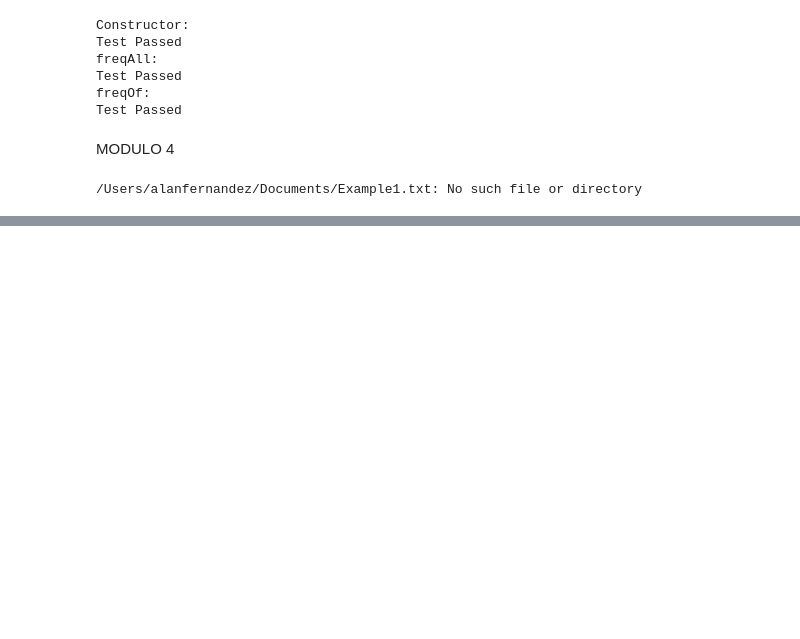
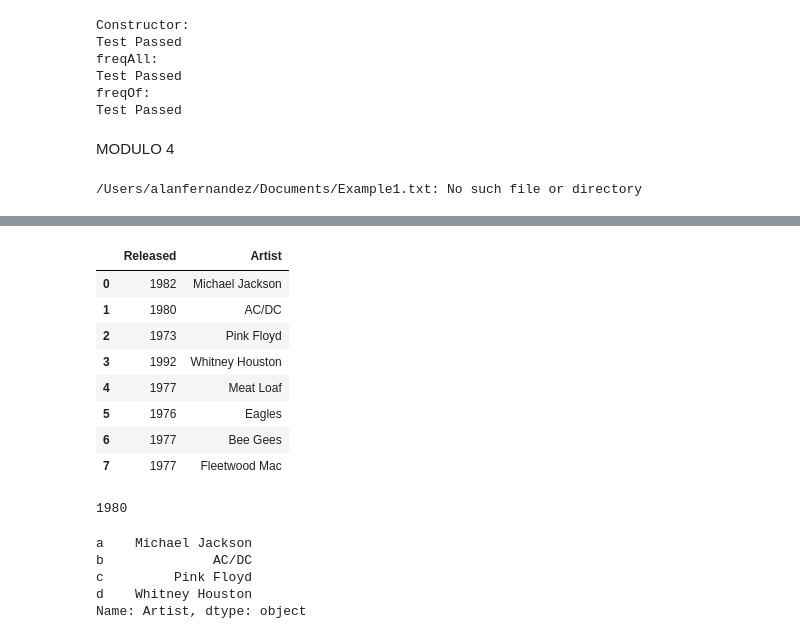
Before and after one commit to PosgradoMNA/actividades-de-aprendizaje-Alanave28, a Jupyter notebook: CursoIBMAlanFernandez_P2.ipynb, the cells around one changed output, grey strips where cells are left out. Drawn from its saved outputs; the diff is of its cells as text; code cells hidden in the pictures; blank space fills up the shorter version.

```diff
--- a/CursoIBMAlanFernandez_P2.ipynb
+++ b/CursoIBMAlanFernandez_P2.ipynb
@@ -1963,0 +2475,34 @@ ModuleNotFoundError: ignored
+# %%
+#Assign the variable q to the dataframe that is made up of the column Released and Artist:
+q = df[['Released', 'Artist']]
+q
+# %% [output]
+|  | Released | Artist |
+| 0 | 1982 | Michael Jackson |
+| 1 | 1980 | AC/DC |
+| 2 | 1973 | Pink Floyd |
+| 3 | 1992 | Whitney Houston |
+| 4 | 1977 | Meat Loaf |
+| 5 | 1976 | Eagles |
+| 6 | 1977 | Bee Gees |
+| 7 | 1977 | Fleetwood Mac |
+# %%
+#Access the 2nd row and the 3rd column of df:
+df.iloc[1, 2]
+# %% [output]
+1980
+# %%
+#Use the following list to convert the dataframe index df to characters and assign it to df_new;
+    #find the element corresponding to the row index a and column 'Artist'.
+#Then select the rows a through d for the column 'Artist'
+new_index=['a','b','c','d','e','f','g','h']
+df_new=df
+df_new.index=new_index
+df_new.loc['a', 'Artist']
+df_new.loc['a':'d', 'Artist']
+# %% [output]
+a    Michael Jackson
+b              AC/DC
+c         Pink Floyd
+d    Whitney Houston
+Name: Artist, dtype: object
```
Also changed, not shown: parts of 56 cells of this notebook.
